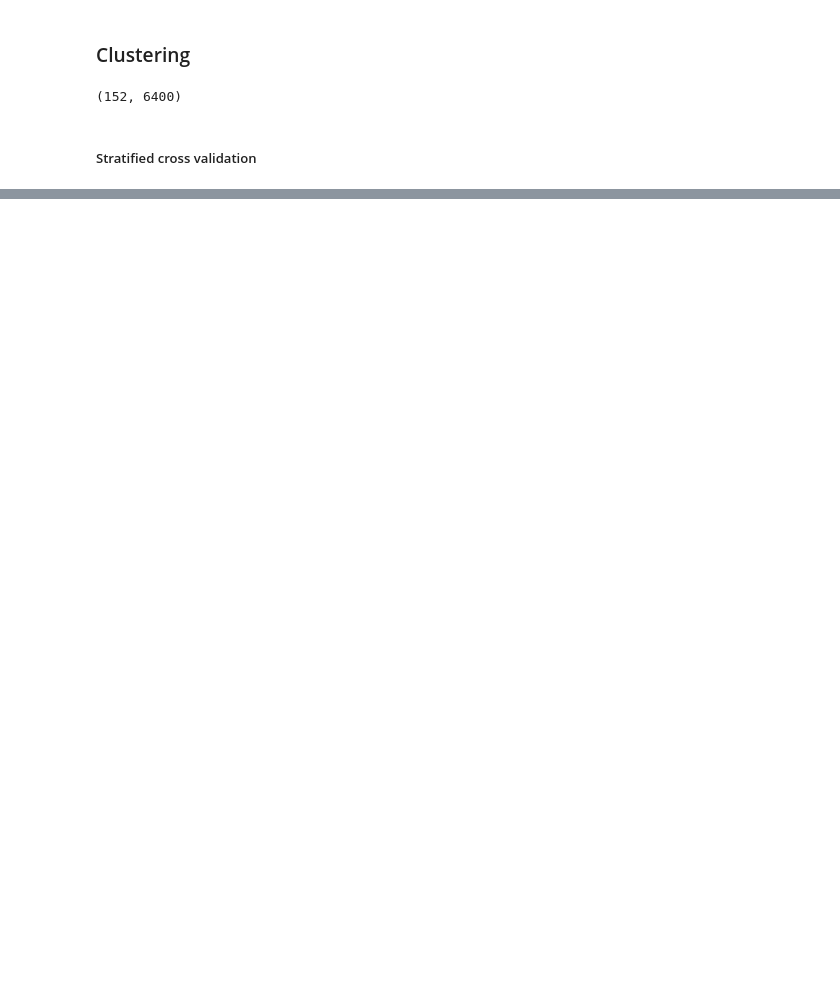
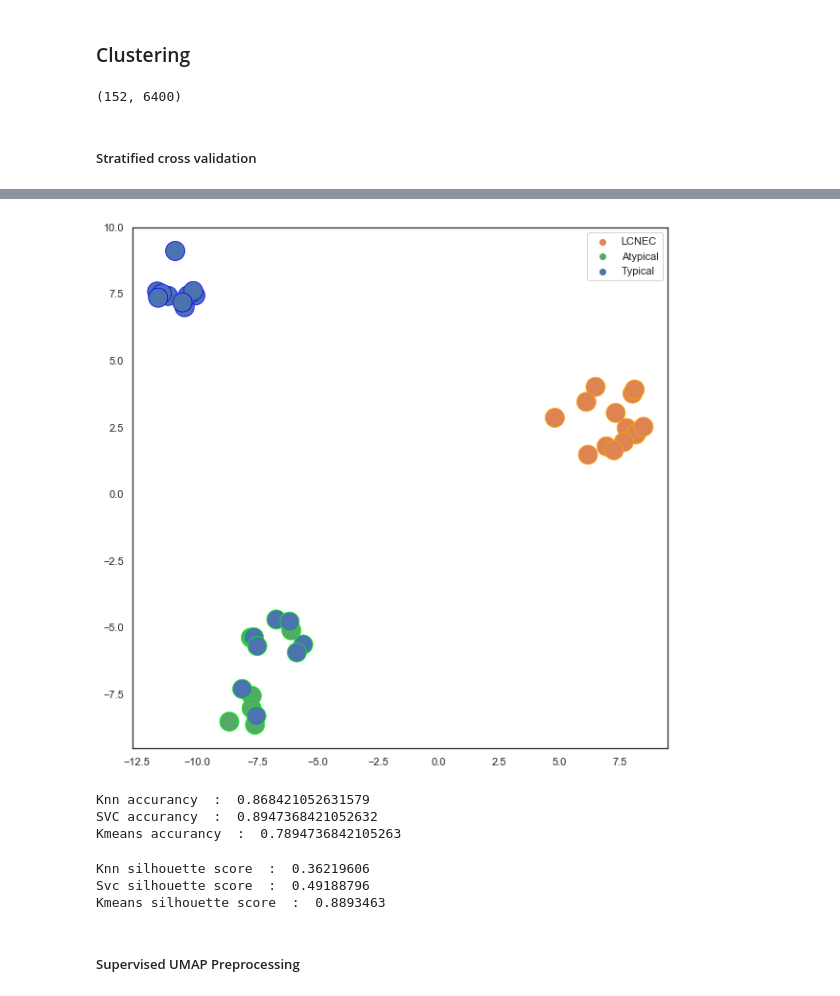
Before and after one commit to emathian/pulmonary_carcinoid, a Jupyter notebook: pulmonary_carcinoids/pulmonary_carcinoids_CODE/comparaison_maps/umap_learn.ipynb, the cells around one changed output, grey strips where cells are left out. Drawn from its saved outputs; the diff is of its cells as text; code cells hidden in the pictures; blank space fills up the shorter version.

```diff
--- a/pulmonary_carcinoids/pulmonary_carcinoids_CODE/comparaison_maps/umap_learn.ipynb
+++ b/pulmonary_carcinoids/pulmonary_carcinoids_CODE/comparaison_maps/umap_learn.ipynb
@@ -236,0 +330,2 @@ svc.score(trans.transform(X_test), y_test), knn.score(trans.transform(X_test), y
+# %%
+kmean_acc_2 , kmean_lab_2 =label_pred(y_test, kmeans_pred_2 )
@@ -236,0 +340,35 @@ svc.score(trans.transform(X_test), y_test), knn.score(trans.transform(X_test), y
+# %%
+edges_col = []
+for i in kmean_lab_2:
+    if i == "Typical":
+        edges_col.append("blue")
+    elif i == "LCNEC":
+        edges_col.append("orange")
+    elif i == "Atypical":
+        edges_col.append("lime")
+    else :
+        print("warning")
+# %%
+sns.set(style='white', rc={'figure.figsize':(10,10)})
+sns.scatterplot(test_embedding[:, 0], test_embedding[:, 1],  hue=y_test, edgecolor=  edges_col ,s=400, palette =palette)
+plt.show()
+# %% [output]
+[figure, added]
+# %%
+print("Knn accurancy  : ",knn_2.score(trans.transform(X_test), y_test) )
+print("SVC accurancy  : ",svc_2.score(trans.transform(X_test), y_test) )
+print("Kmeans accurancy  : ",kmean_acc_2 )
+# %% [output]
+Knn accurancy  :  0.868421052631579
+SVC accurancy  :  0.8947368421052632
+Kmeans accurancy  :  0.7894736842105263
+# %%
+print("Knn silhouette score  : ",silhouette_score(trans.transform(X_test), knn_pred_2) )
+print("Svc silhouette score  : ",silhouette_score(trans.transform(X_test), svc_pred_2) )
+print("Kmeans silhouette score  : ",silhouette_score(trans.transform(X_test), kmeans_pred_2) )
+# %% [output]
+Knn silhouette score  :  0.36219606
+Svc silhouette score  :  0.49188796
+Kmeans silhouette score  :  0.8893463
+# %% [markdown]
+##### Supervised UMAP Preprocessing
```
Also changed, not shown: parts of 85 cells of this notebook.
